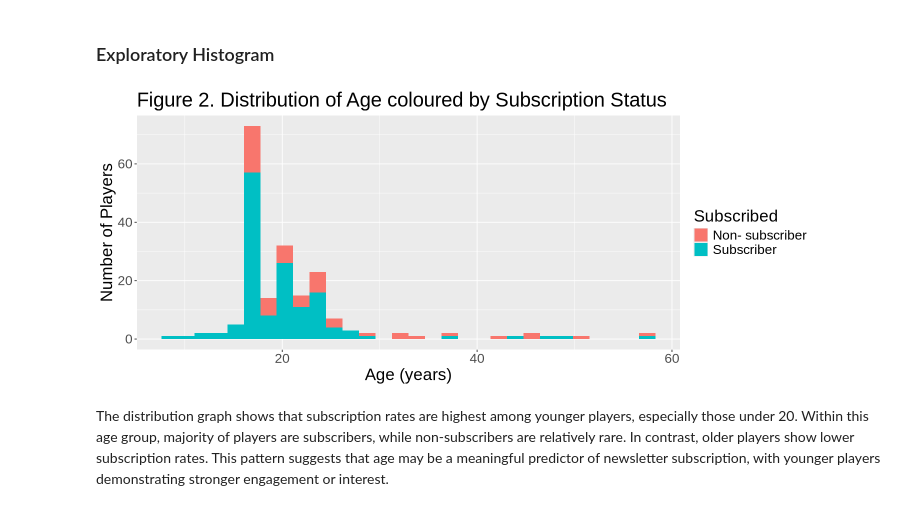
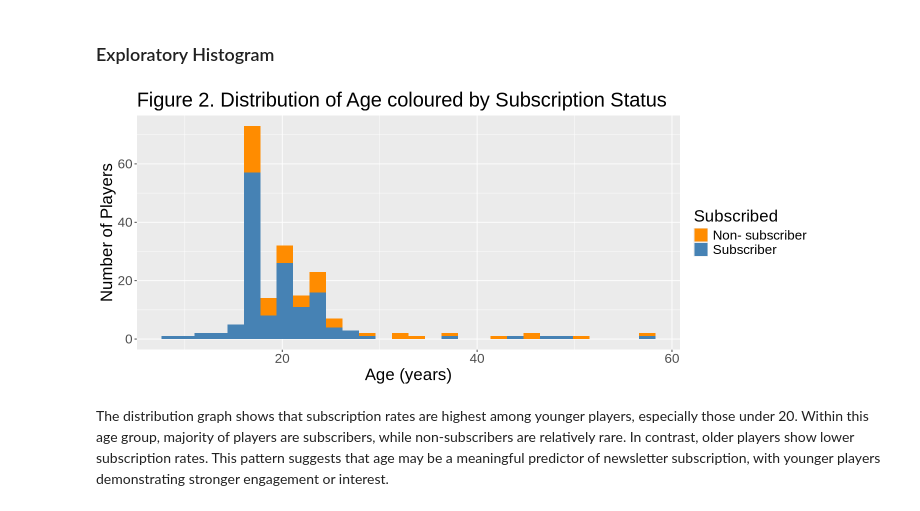
Before and after one commit to MatthewKyi/DSCI100-004-37, a Jupyter notebook: Group 37- Final Project.ipynb, the cells around one changed output. Drawn from its saved outputs; the diff is of its cells as text; code cells hidden in the pictures.

```diff
--- a/Group 37- Final Project.ipynb
+++ b/Group 37- Final Project.ipynb
@@ -206,17 +225,17 @@ Most non-subscribers have low playtimes, suggesting that players who do not subs
 # %%
 options(repr.plot.width = 12, repr.plot.height = 5)
 
 ggplot(players_tidy, aes(x = age, fill = subscribe)) +
   geom_histogram(bins = 30, position = "stack") +
   labs(
     title = "Figure 2. Distribution of Age coloured by Subscription Status",
     x = "Age (years)",
     y = "Number of Players",
     fill = "Subscribed" ) +
- scale_color_manual(values = c("darkorange", "steelblue")) +
+ scale_fill_manual(values = c("darkorange", "steelblue")) +
 theme(text = element_text(size = 20))
 # %% [output]
-[figure, old version]
+[figure, new version]
 # %% [markdown]
 The distribution graph shows that subscription rates are highest among younger players, especially those under 20. Within this age group, majority of players are subscribers, while non-subscribers are relatively rare. In contrast, older players show lower subscription rates. This pattern suggests that age may be a meaningful predictor of newsletter subscription, with younger players demonstrating stronger engagement or interest.
 # %% [markdown]
```
Also changed, not shown: parts of 4 cells of this notebook.
